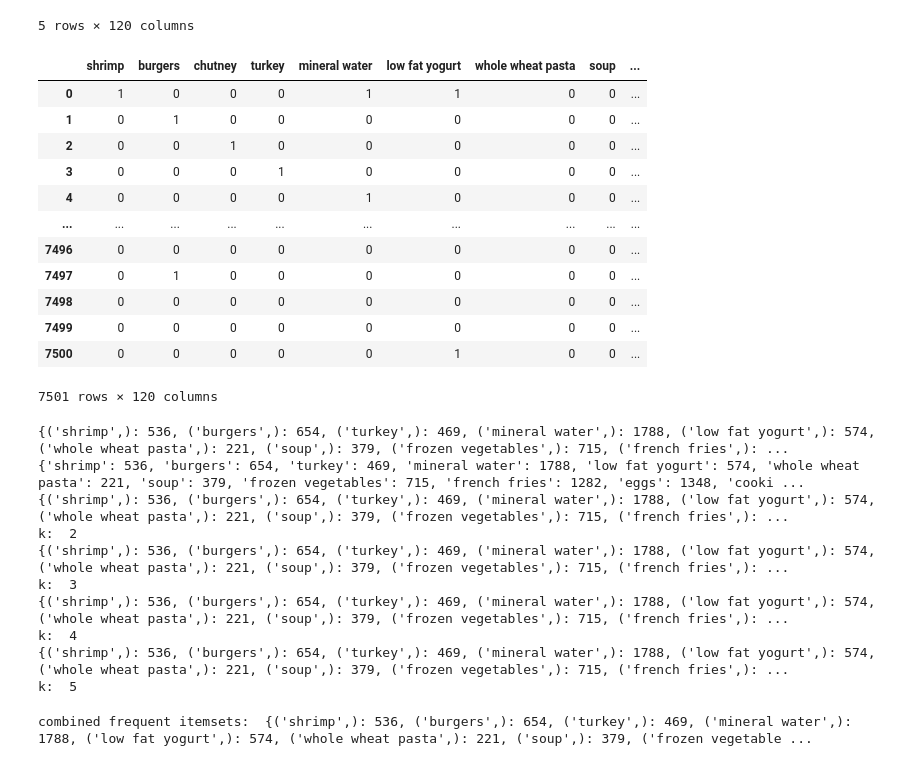
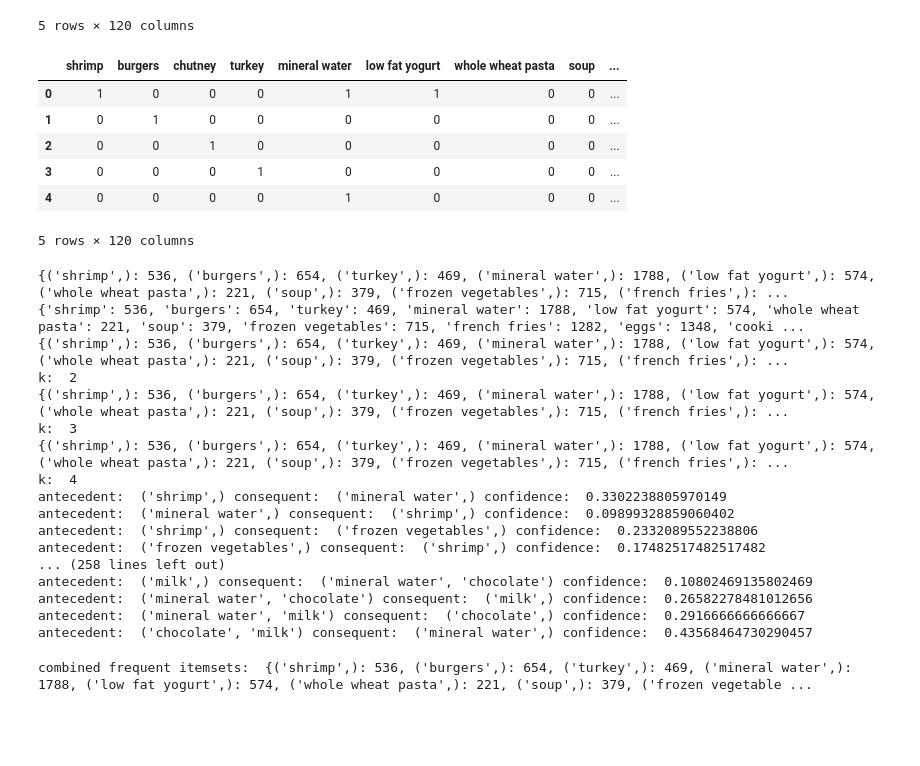
Before and after one commit to gtengwei/CZ4032-Data-Mining, a Jupyter notebook: apriori.ipynb, the cells around one changed output. Cells and saved outputs as stored; diff of their text form; code cells hidden in the pictures; blank space fills up the shorter version.

Commit message:
finally fixed associate rule mining
Needed to generate the entire combination list from 1 to length of key, and with the usage of set notation, generate all possible LHS and RHS for a given key

```diff
--- a/apriori.ipynb
+++ b/apriori.ipynb
@@ -249,20 +274,39 @@ Part 2: Rule generation
 min_confidence = 0.5
 rules = {}
 for key in combined_freq_itemsets.keys():
+    combinations = []
+    for i in range(1, len(key)):  #  xrange will return the values 1,2,3,4 in this loop
+        combinations.append(list(itertools.combinations(key, i)))
+        if combinations:
+            combinations = combinations[0]
+            for combination in combinations:
+                antecedent = combination
+                consequent = tuple(set(key) - set(combination))
+                confidence = combined_freq_itemsets[key] / combined_freq_itemsets[antecedent]
+                if confidence >= min_confidence:
+                    rules[(antecedent, consequent)] = confidence
     # Split the combination into two parts
     # The first part is the antecedent and the second part is the consequent
-    for i in range(1, len(key)):
-        antecedent = key[:i]
-        consequent = key[i:]
+    # for i in range(1, len(key)):
+    #     antecedent_1 = key[:i]
+    #     consequent_1 = key[i:]
 
-        # Calculate the confidence of the rule
-        # Confidence = support of combination / support of antecedent
-        confidence = combined_freq_itemsets[key] / combined_freq_itemsets[antecedent]
+    #     antecedent_2 = key[i:]
+    #     consequent_2 = key[:i]
 
-        # Check if the confidence is greater than min_confidence
-        if confidence > min_confidence:
-            # Append the rule to the rules dictionary
-            rules[(antecedent, consequent)] = confidence
+    #     # Calculate the confidence of the rule
+    #     # Confidence = support of combination / support of antecedent
+    #     confidence_1 = combined_freq_itemsets[key] / combined_freq_itemsets[antecedent_1]
+    #     confidence_2 = combined_freq_itemsets[key] / combined_freq_itemsets[antecedent_2]
+
+    #     # Check if the confidence is greater than min_confidence
+    #     if confidence_1 >= min_confidence:
+    #         # Append the rule to the rules dictionary
+    #         rules[(antecedent_1, consequent_1)] = confidence_1
+
+    #     if confidence_2 >= min_confidence:
+    #         # Append the rule to the rules dictionary
+    #         rules[(antecedent_2, consequent_2)] = confidence_2
 
 rules
 # %% [output]
@@ -641,23 +696,17 @@ transactions_data.head()
 5 rows × 120 columns
 # %%
 transactions_data.fillna(0, inplace=True)
-transactions_data
+transactions_data.head()
 # %% [output]
 |  | shrimp | burgers | chutney | turkey | mineral water | low fat yogurt | whole wheat pasta | soup | ... |
 | 0 | 1 | 0 | 0 | 0 | 1 | 1 | 0 | 0 | ... |
 | 1 | 0 | 1 | 0 | 0 | 0 | 0 | 0 | 0 | ... |
 | 2 | 0 | 0 | 1 | 0 | 0 | 0 | 0 | 0 | ... |
 | 3 | 0 | 0 | 0 | 1 | 0 | 0 | 0 | 0 | ... |
 | 4 | 0 | 0 | 0 | 0 | 1 | 0 | 0 | 0 | ... |
-| ... | ... | ... | ... | ... | ... | ... | ... | ... | ... |
-| 7496 | 0 | 0 | 0 | 0 | 0 | 0 | 0 | 0 | ... |
-| 7497 | 0 | 1 | 0 | 0 | 0 | 0 | 0 | 0 | ... |
-| 7498 | 0 | 0 | 0 | 0 | 0 | 0 | 0 | 0 | ... |
-| 7499 | 0 | 0 | 0 | 0 | 0 | 0 | 0 | 0 | ... |
-| 7500 | 0 | 0 | 0 | 0 | 0 | 1 | 0 | 0 | ... |
-7501 rows × 120 columns
+5 rows × 120 columns
 # %%
-combined_freq_itemsets, rules = apriori(transactions_data, 100, 0.3)
+combined_freq_itemsets, rules = my_apriori(transactions_data, 100, 0.4)
 # %% [output]
 {('shrimp',): 536, ('burgers',): 654, ('turkey',): 469, ('mineral water',): 1788, ('low fat yogurt',): 574, ('whole wheat pasta',): 221, ('soup',): 379, ('frozen vegetables',): 715, ('french fries',): ...
 {'shrimp': 536, 'burgers': 654, 'turkey': 469, 'mineral water': 1788, 'low fat yogurt': 574, 'whole wheat pasta': 221, 'soup': 379, 'frozen vegetables': 715, 'french fries': 1282, 'eggs': 1348, 'cooki ...
@@ -667,8 +716,15 @@ k:  2
 k:  3
 {('shrimp',): 536, ('burgers',): 654, ('turkey',): 469, ('mineral water',): 1788, ('low fat yogurt',): 574, ('whole wheat pasta',): 221, ('soup',): 379, ('frozen vegetables',): 715, ('french fries',): ...
 k:  4
-{('shrimp',): 536, ('burgers',): 654, ('turkey',): 469, ('mineral water',): 1788, ('low fat yogurt',): 574, ('whole wheat pasta',): 221, ('soup',): 379, ('frozen vegetables',): 715, ('french fries',): ...
-k:  5
+antecedent:  ('shrimp',) consequent:  ('mineral water',) confidence:  0.3302238805970149
+antecedent:  ('mineral water',) consequent:  ('shrimp',) confidence:  0.09899328859060402
+antecedent:  ('shrimp',) consequent:  ('frozen vegetables',) confidence:  0.2332089552238806
+antecedent:  ('frozen vegetables',) consequent:  ('shrimp',) confidence:  0.17482517482517482
+... (258 lines left out)
+antecedent:  ('milk',) consequent:  ('mineral water', 'chocolate') confidence:  0.10802469135802469
+antecedent:  ('mineral water', 'chocolate') consequent:  ('milk',) confidence:  0.26582278481012656
+antecedent:  ('mineral water', 'milk') consequent:  ('chocolate',) confidence:  0.2916666666666667
+antecedent:  ('chocolate', 'milk') consequent:  ('mineral water',) confidence:  0.43568464730290457
 # %%
 print('combined frequent itemsets: ', combined_freq_itemsets)
 # %% [output]
```
Also changed, not shown: parts of 10 cells of this notebook.
